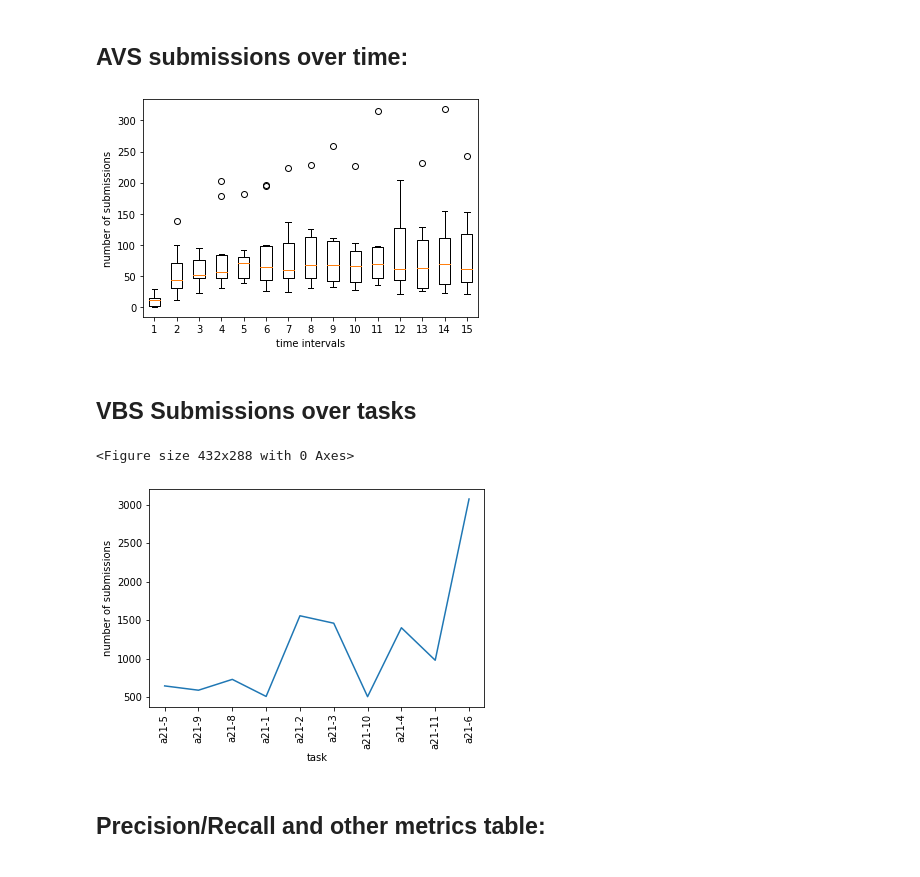
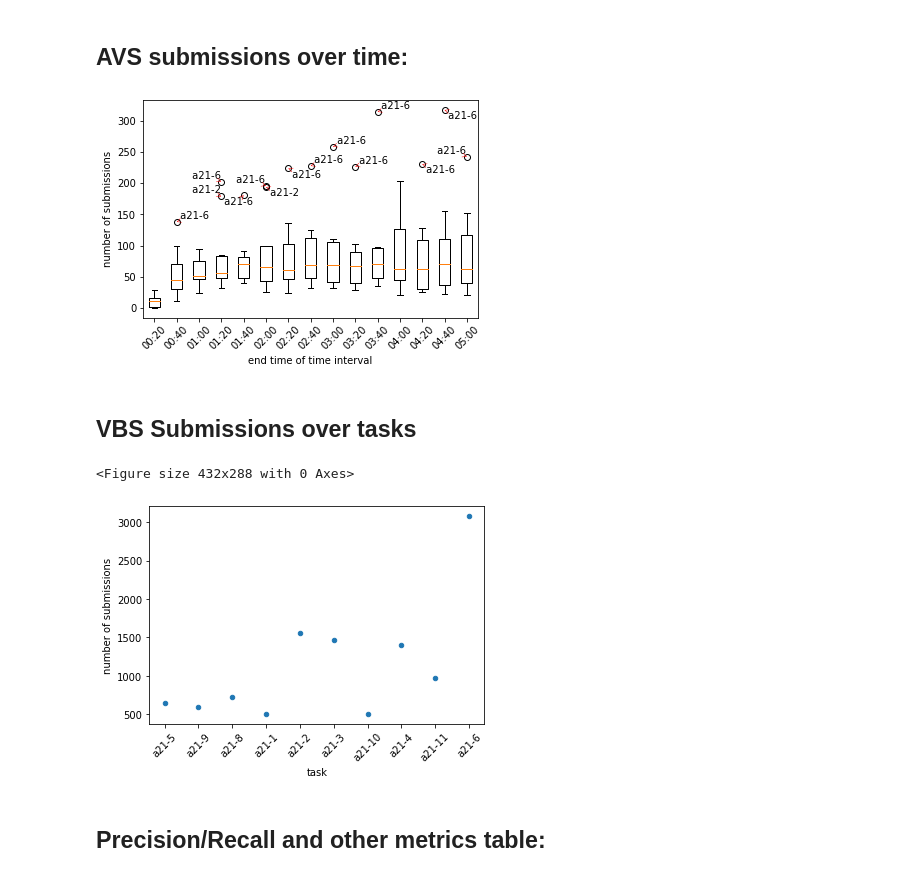
Before and after one commit to vGsteiger/VBS-Analysis, a Jupyter notebook: code/VBSEvaluation.ipynb, the cells around one changed output. Drawn from its saved outputs; the diff is of its cells as text; code cells hidden in the pictures.

```diff
--- a/code/VBSEvaluation.ipynb
+++ b/code/VBSEvaluation.ipynb
@@ -227,6 +228,8 @@ class Team:
             sumup += value
             if str_val == '-1':
                 str_val = ' '
+            if str_val == '0':
+                str_val = '-1'
             data_dict['T_' + str(key)] = str_val
         data_dict['Sigma1'] = sumup
         total_sum += sumup
@@ -239,6 +242,8 @@ class Team:
             sumup += value
             if str_val == '-1':
                 str_val = ' '
+            if str_val == '0':
+                str_val = '-1'
             data_dict['V_' + str(key)] = str_val
         data_dict['Sigma2'] = sumup
         total_sum += sumup
@@ -251,6 +256,8 @@ class Team:
             sumup += value
             if str_val == '-1':
                 str_val = ' '
+            if str_val == '0':
+                str_val = '-1'
             data_dict['A_' + str(key)] = str_val
         data_dict['Sigma3'] = sumup
         total_sum += sumup
@@ -477,9 +484,12 @@ Necessary data to load:
 nr_bins = 15
 
 tasks = []
+task_names = []
+times = ['00:20', '00:40', '01:00', '01:20', '01:40', '02:00', '02:20', '02:40', '03:00', '03:20', '03:40', '04:00', '04:20', '04:40', '05:00']
 
 for t in data['tasks']:
     if t['description']['taskGroup']['name'] == 'AVS':
+        task_names.append(t['description']['name'])
         task = Task(t['started'], t['ended'], t['duration'], t['position'], t['uid'], t['description']['taskGroup']['name'])
         for s in t['submissions']:
             task.add_submission(s['memberId'], s['status'], s['teamId'], s['uid'], s['timestamp'], s['item']['name'])
@@ -497,8 +507,13 @@ for b in bins:
 average_bin = [x / len(bins) for x in average_bin]
 
 transposed_list = list(map(list, zip(*bins)))
-plt.boxplot(transposed_list)
+
+for i in range(len(bins)):
+    plt.plot(times,bins[i],label = '%s'%task_names[i], linestyle='dashed')
+
 plt.ylabel('percentage correct')
-plt.xlabel('time intervals')
-plt.savefig('figs/precision_over_time.png')
+plt.xlabel('end time of time interval')
+plt.xticks(rotation=45)
+plt.legend(frameon=False, loc='lower center', ncol=2)
+plt.savefig('figs/precision_over_time.pdf', format='pdf', bbox_inches="tight")
 # %% [output]
@@ -714,35 +731,64 @@ total_df.to_latex('./tex/total_calc.tex')
 # %%
 nr_bins = 15
 
+times = ['00:20', '00:40', '01:00', '01:20', '01:40', '02:00', '02:20', '02:40', '03:00', '03:20', '03:40', '04:00', '04:20', '04:40', '05:00']
 tasks = []
 
 for t in data['tasks']:
     if t['description']['taskGroup']['name'] == 'AVS':
         task = Task(t['started'], t['ended'], t['duration'], t['position'], t['uid'], t['description']['taskGroup']['name'])
+        task.add_name(t['description']['name'])
         for s in t['submissions']:
             task.add_submission(s['memberId'], s['status'], s['teamId'], s['uid'], s['timestamp'], s['item']['name'])
         tasks.append(task)
 
 bins = []
+task_names = []
 
 for t in tasks:
     calculated_bin = t.get_number_of_submissions_in_bins(nr_bins)
     bins.append(calculated_bin)
+    task_names.append(t.get_name())
 
 average_bin = [0] * len(bins[0])
 for b in bins:
     average_bin = [x + y for x, y in zip(average_bin, b)]
 
 average_bin = [x / len(bins) for x in average_bin]
 
 transposed_list = list(map(list, zip(*bins)))
 
+q1_list = []
+q3_list = []
+for l in transposed_list:
+    q1_list.append(np.quantile(l, 0.25))
+    q3_list.append(np.quantile(l, 0.75))
+
+iqr = []
+for i in range(len(q3_list)):
+    iqr.append(q3_list[i] - q1_list[i])
+
+upper_bound = []
+lower_bound = []
+
+for i in range(len(iqr)):
+    upper_bound.append(q3_list[i]+(1.5*iqr[i]))
+    lower_bound.append(q1_list[i]-(1.5*iqr[i]))
+
 plt.boxplot(transposed_list)
 plt.ylabel('number of submissions')
-plt.xlabel('time intervals')
-plt.savefig('figs/avs_submissions_over_time.png')
+plt.xlabel('end time of time interval')
+plt.xticks(rotation=45)
+plt.xticks([i + 1 for i in range(15)], times)
+texts = []
+for i in range(len(transposed_list)):
+    for index, val in enumerate(transposed_list[i]):
+        if val > upper_bound[i] or val < lower_bound[i]:
+            texts.append(plt.text(i + 1, val, f' {task_names[index]}'))
+adjust_text(texts, arrowprops=dict(arrowstyle="->", color='r', lw=0.5))
+plt.savefig('figs/avs_submissions_over_time.pdf', format='pdf', bbox_inches="tight")
 # %% [output]
-[figure, old version]
+[figure, new version]
 # %% [markdown]
 ## VBS Submissions over tasks
 # %%
@@ -778,15 +824,15 @@ df = df.to_frame()
 #df = df.reindex(idx)
 
 fig = plt.figure()
-ax = df.reset_index().plot(x='index', y=0)
+ax = df.reset_index().plot.scatter(x='index', y=0)
 plt.ylabel('number of submissions'); plt.xlabel('task')
 plt.xticks(df.reset_index().index, df.reset_index()['index'], rotation=90)
 #ax.set_yscale('log')
-ax.get_legend().remove()
-plt.savefig('figs/vbs_submissions_over_tasks.png')
+plt.xticks(rotation=45)
+plt.savefig('figs/vbs_submissions_over_tasks.pdf', format='pdf', bbox_inches="tight")
 # %% [output]
 <Figure size 432x288 with 0 Axes>
-[figure, old version]
+[figure, new version]
 # %% [markdown]
 ## Precision/Recall and other metrics table:
 # %%
```
Also changed, not shown: parts of 8 cells of this notebook, 11 other files.
